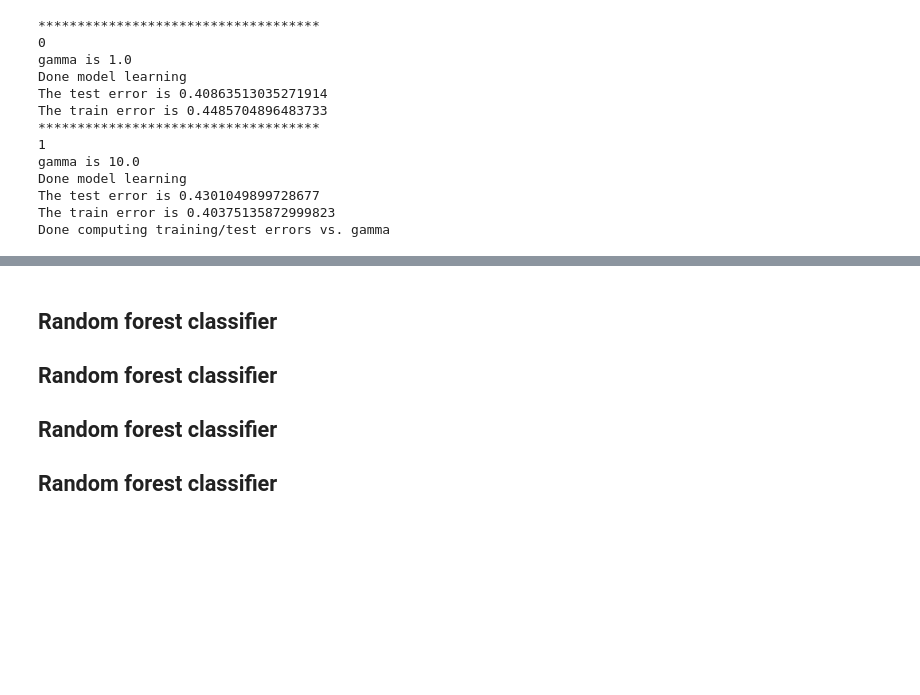
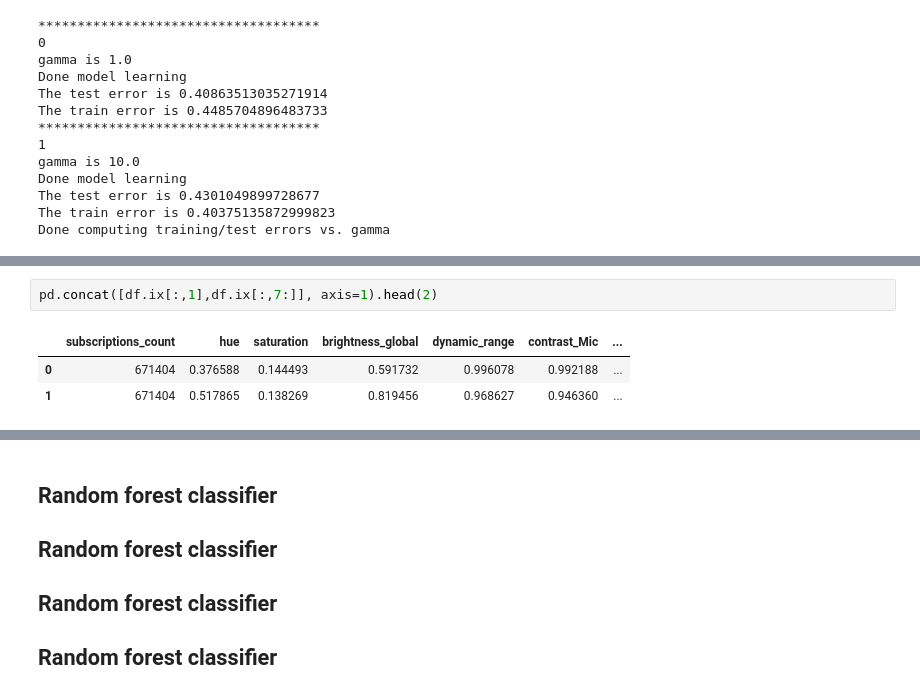
Before and after one commit to yaoliphy/insight-project, a Jupyter notebook: data_analysis_and_ML/youtube_data_analysis.ipynb, the cells around one changed output, grey strips where cells are left out. Cells and saved outputs as stored; diff of their text form; blank space fills up the shorter version.

```diff
--- a/data_analysis_and_ML/youtube_data_analysis.ipynb
+++ b/data_analysis_and_ML/youtube_data_analysis.ipynb
@@ -546,0 +582,6 @@ Done computing training/test errors vs. gamma
+# %%
+pd.concat([df.ix[:,1],df.ix[:,7:]], axis=1).head(2)
+# %% [output]
+|  | subscriptions_count | hue | saturation | brightness_global | dynamic_range | contrast_Mic | ... |
+| 0 | 671404 | 0.376588 | 0.144493 | 0.591732 | 0.996078 | 0.992188 | ... |
+| 1 | 671404 | 0.517865 | 0.138269 | 0.819456 | 0.968627 | 0.946360 | ... |
```
Also changed, not shown: parts of 35 cells of this notebook.
